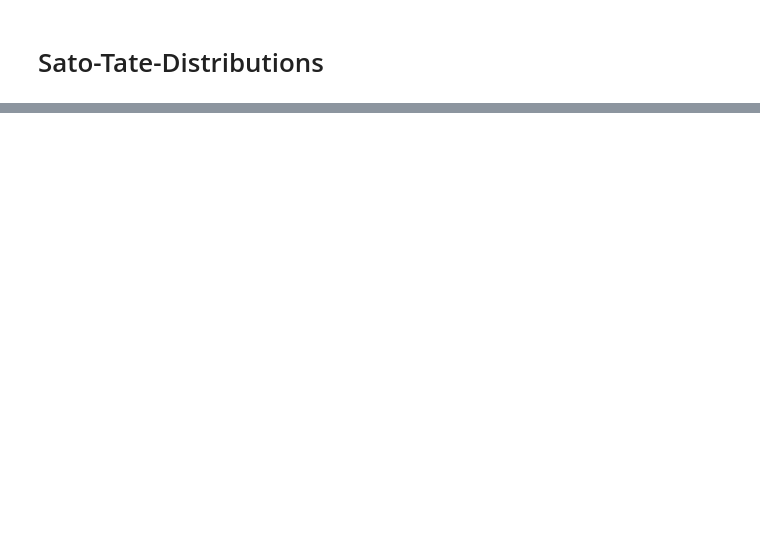
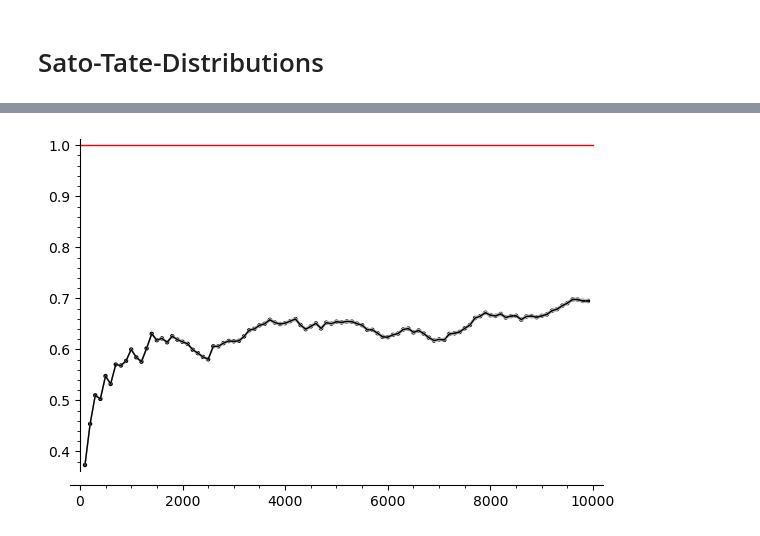
Before and after one commit to JosuaKugler/sato-tate-distributions, a Jupyter notebook: sage_st_distribution.ipynb, the cells around one changed output, grey strips where cells are left out. Cells and saved outputs as stored; diff of their text form; code cells hidden in the pictures; blank space fills up the shorter version.

```diff
--- a/sage_st_distribution.ipynb
+++ b/sage_st_distribution.ipynb
@@ -37,0 +209,4 @@ sato_tate_histogram(E, 1e7, 100)
+# %%
+S4.plot_theta_interval(10000,plot_points=100)
+# %% [output]
+[figure, added]
```
Also changed, not shown: parts of 9 cells of this notebook, 1 other file.
